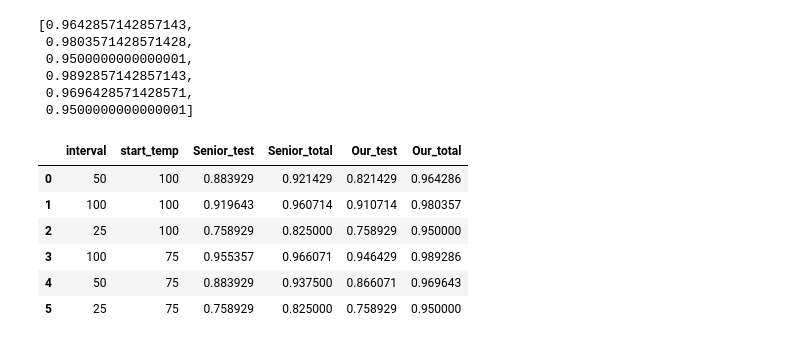
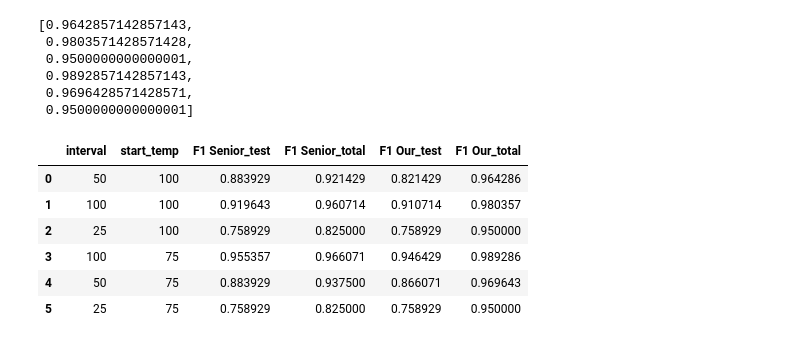
Before and after one commit to Sawahiko/SMILE_to_Feature, a Jupyter notebook: Example/For 2023-10-24/Example id=5.ipynb, the cells around one changed output. Saved outputs shown, nothing was run; the diff lists cells and outputs as text; code cells hidden in the pictures.

```diff
--- a/Example/For 2023-10-24/Example id=5.ipynb
+++ b/Example/For 2023-10-24/Example id=5.ipynb
@@ -318,15 +318,15 @@ F1_4_list
 # %%
 data_append = {"interval"   : interval_list,
                "start_temp" : start_temp_list,
-               "Senior_test"       : F1_1_list,
-               "Senior_total"       : F1_2_list,
-               "Our_test"       : F1_3_list,
-               "Our_total"       : F1_4_list}
+               "F1 Senior_test"       : F1_1_list,
+               "F1 Senior_total"       : F1_2_list,
+               "F1 Our_test"       : F1_3_list,
+               "F1 Our_total"       : F1_4_list}
 df_data_append = pd.DataFrame(data_append) #, columns=["interval","start_temp" ,"F1_1", "F1_2", "F1_3", "F1_4" ])
 #pd.concat([df_data,df_data_append])
 df_data_append
 # %% [output]
-|  | interval | start_temp | Senior_test | Senior_total | Our_test | Our_total |
+|  | interval | start_temp | F1 Senior_test | F1 Senior_total | F1 Our_test | F1 Our_total |
 | 0 | 50 | 100 | 0.883929 | 0.921429 | 0.821429 | 0.964286 |
 | 1 | 100 | 100 | 0.919643 | 0.960714 | 0.910714 | 0.980357 |
 | 2 | 25 | 100 | 0.758929 | 0.825000 | 0.758929 | 0.950000 |
```
Also changed, not shown: 1 other file.
